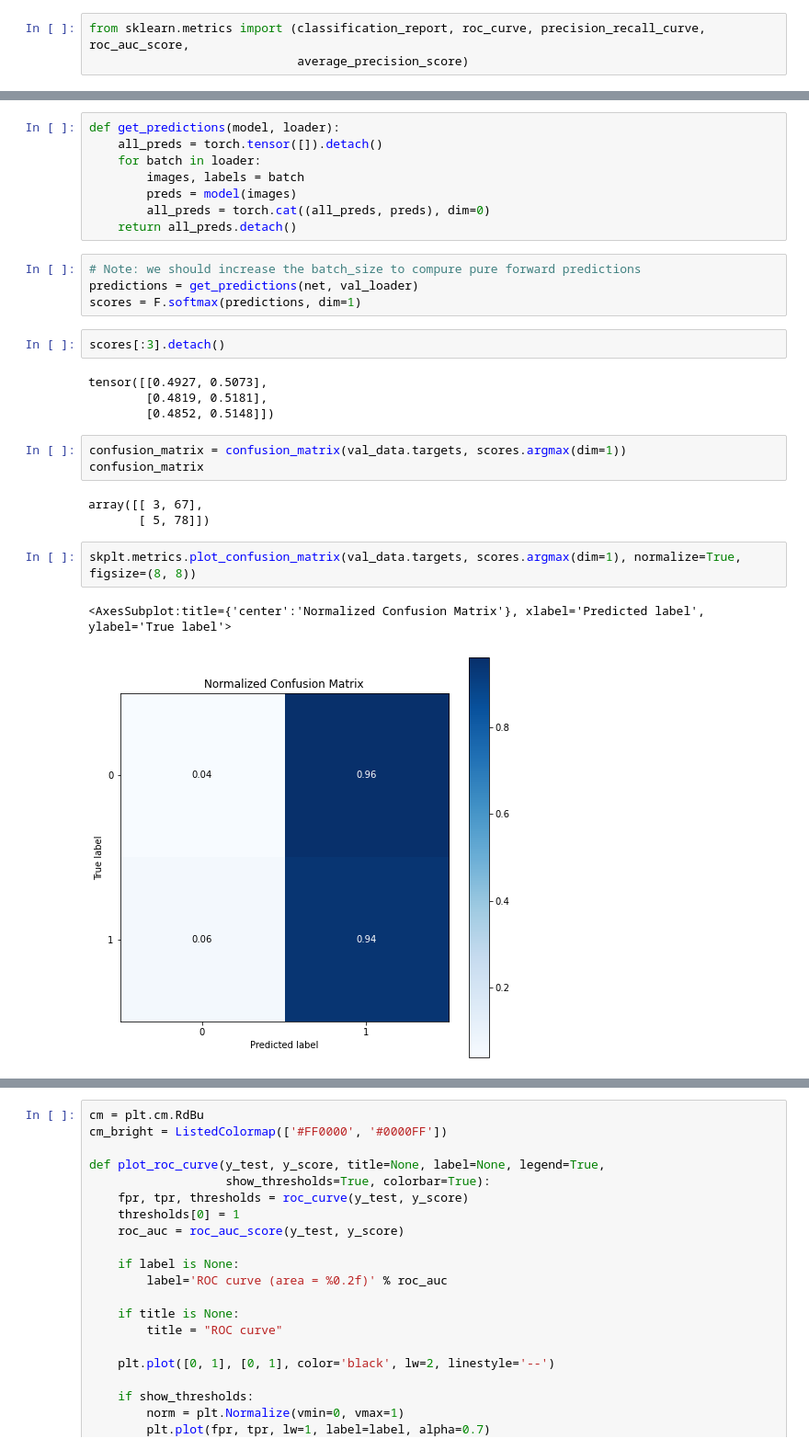
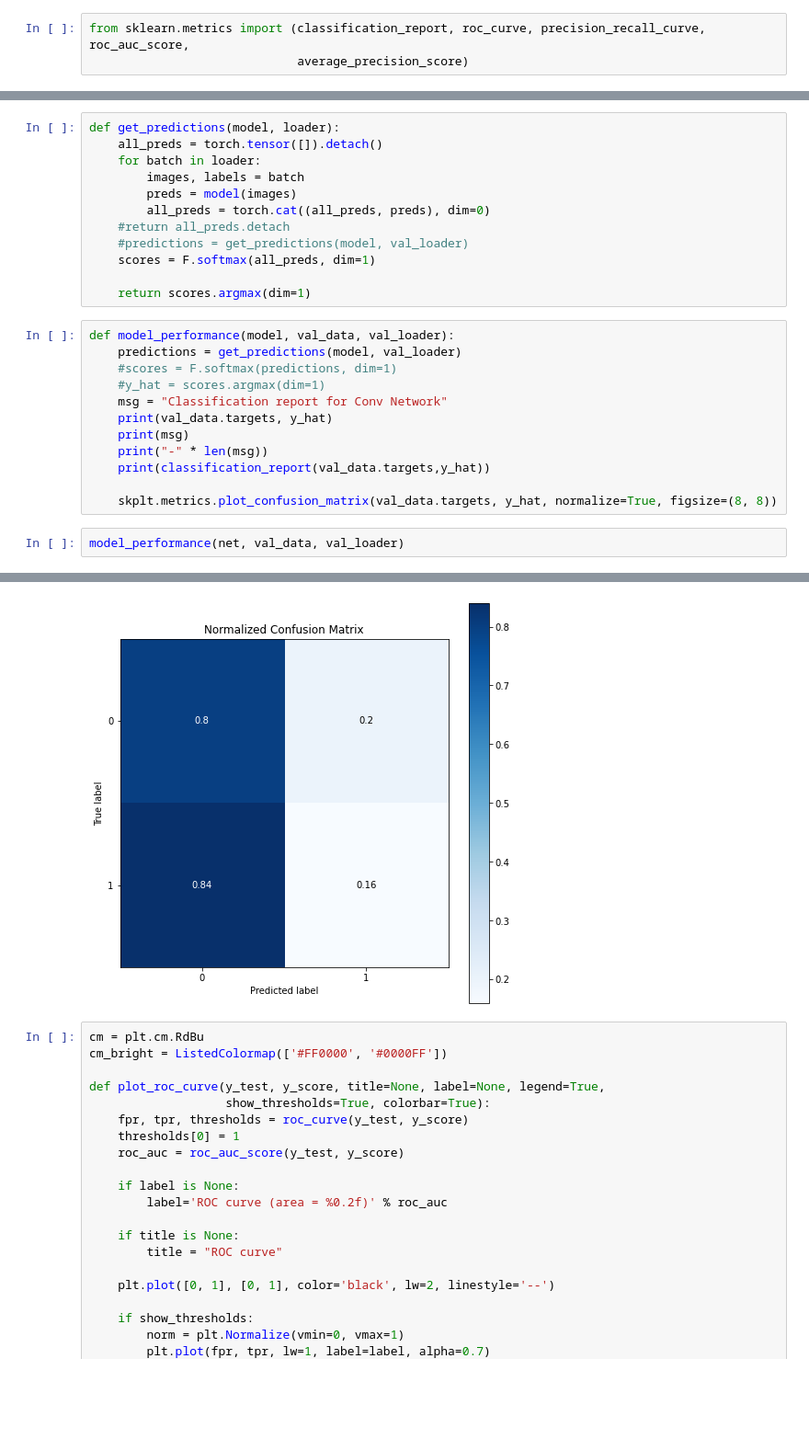
Before and after one commit to JLechuga94/DeepLearning, a Jupyter notebook: T4/tutorial04b.ipynb, the cells around one changed output, grey strips where cells are left out. Shown: that part at 92% size. Drawn from its saved outputs; the diff is of its cells as text; blank space fills up the shorter version.

Commit message:
Performance metrics comparison

```diff
--- a/T4/tutorial04b.ipynb
+++ b/T4/tutorial04b.ipynb
@@ -308,25 +366,23 @@ def get_predictions(model, loader):
         images, labels = batch
         preds = model(images)
         all_preds = torch.cat((all_preds, preds), dim=0)
-    return all_preds.detach()
+    #return all_preds.detach
+    #predictions = get_predictions(model, val_loader)
+    scores = F.softmax(all_preds, dim=1)
+
+    return scores.argmax(dim=1)
-# %%
-# Note: we should increase the batch_size to compure pure forward predictions
-predictions = get_predictions(net, val_loader)
-scores = F.softmax(predictions, dim=1)
-# %%
-scores[:3].detach()
-# %% [output]
-tensor([[0.4927, 0.5073],
-        [0.4819, 0.5181],
-        [0.4852, 0.5148]])
-# %%
-confusion_matrix = confusion_matrix(val_data.targets, scores.argmax(dim=1))
-confusion_matrix
-# %% [output]
-array([[ 3, 67],
-       [ 5, 78]])
-# %%
-skplt.metrics.plot_confusion_matrix(val_data.targets, scores.argmax(dim=1), normalize=True, figsize=(8, 8))
-# %% [output]
-<AxesSubplot:title={'center':'Normalized Confusion Matrix'}, xlabel='Predicted label', ylabel='True label'>
-[figure, removed]
+# %%
+def model_performance(model, val_data, val_loader):
+    predictions = get_predictions(model, val_loader)
+    #scores = F.softmax(predictions, dim=1)
+    #y_hat = scores.argmax(dim=1)
+    msg = "Classification report for Conv Network"
+    print(val_data.targets, y_hat)
+    print(msg)
+    print("-" * len(msg))
+    print(classification_report(val_data.targets,y_hat))
+
+    skplt.metrics.plot_confusion_matrix(val_data.targets, y_hat, normalize=True, figsize=(8, 8))
+# %%
+model_performance(net, val_data, val_loader)
+# %% [output]
@@ -333,3 +406,4 @@ skplt.metrics.plot_confusion_matrix(val_data.targets, scores.argmax(dim=1), norm
+[figure, added]
 # %%
 cm = plt.cm.RdBu
 cm_bright = ListedColormap(['#FF0000', '#0000FF'])
```
Also changed, not shown: parts of 37 cells of this notebook.
